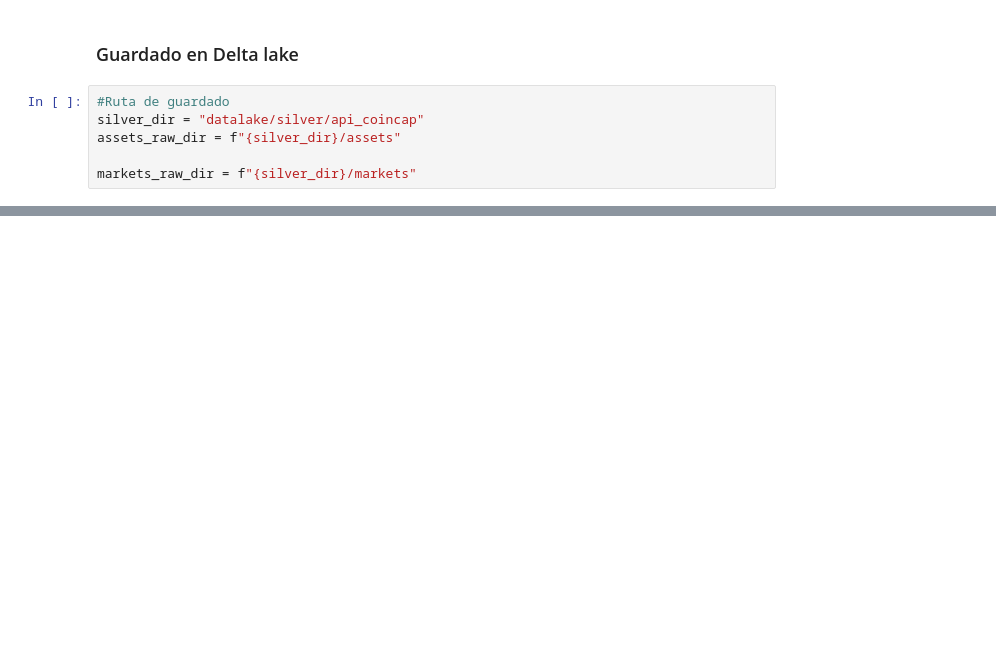
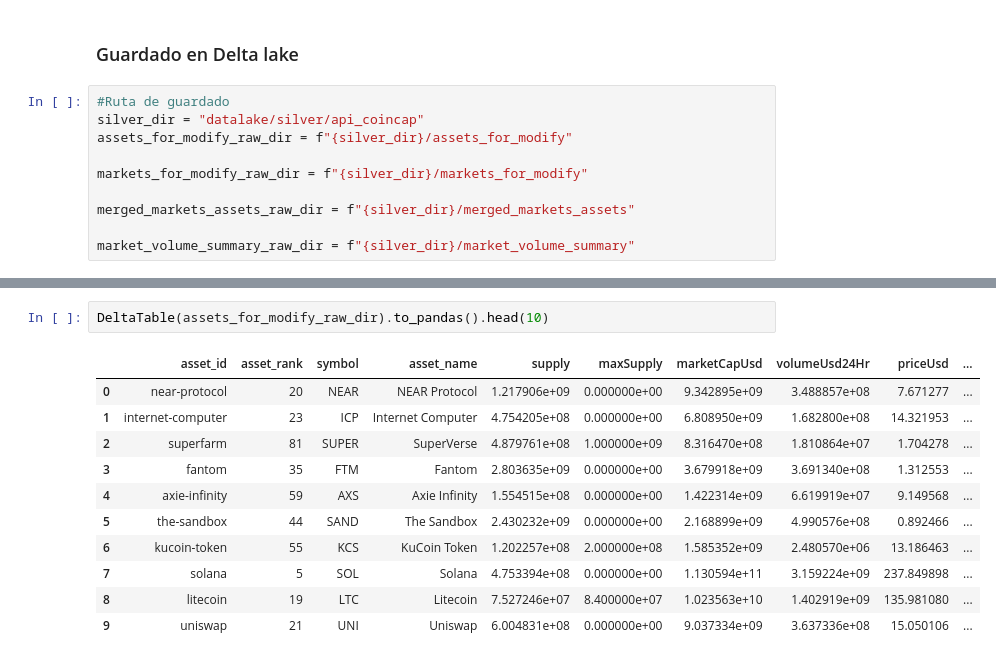
Before and after one commit to TomasLopezTur/TP_Integrador-E-Learning_DataEngineeer, a Jupyter notebook: Extrac_data.ipynb, the cells around one changed output, grey strips where cells are left out. Drawn from its saved outputs; the diff is of its cells as text; blank space fills up the shorter version.

Commit message:
crear delta lakes de tp2

```diff
--- a/Extrac_data.ipynb
+++ b/Extrac_data.ipynb
@@ -384,6 +412,10 @@ market_volume_summary.head()
 # %%
 #Ruta de guardado
 silver_dir = "datalake/silver/api_coincap"
-assets_raw_dir = f"{silver_dir}/assets"
+assets_for_modify_raw_dir = f"{silver_dir}/assets_for_modify"
 
-markets_raw_dir = f"{silver_dir}/markets"
+markets_for_modify_raw_dir = f"{silver_dir}/markets_for_modify"
+
+merged_markets_assets_raw_dir = f"{silver_dir}/merged_markets_assets"
+
+market_volume_summary_raw_dir = f"{silver_dir}/market_volume_summary"
@@ -389,0 +465,14 @@ markets_raw_dir = f"{silver_dir}/markets"
+# %%
+DeltaTable(assets_for_modify_raw_dir).to_pandas().head(10)
+# %% [output]
+|  | asset_id | asset_rank | symbol | asset_name | supply | maxSupply | marketCapUsd | volumeUsd24Hr | priceUsd | ... |
+| 0 | near-protocol | 20 | NEAR | NEAR Protocol | 1.217906e+09 | 0.000000e+00 | 9.342895e+09 | 3.488857e+08 | 7.671277 | ... |
+| 1 | internet-computer | 23 | ICP | Internet Computer | 4.754205e+08 | 0.000000e+00 | 6.808950e+09 | 1.682800e+08 | 14.321953 | ... |
+| 2 | superfarm | 81 | SUPER | SuperVerse | 4.879761e+08 | 1.000000e+09 | 8.316470e+08 | 1.810864e+07 | 1.704278 | ... |
+| 3 | fantom | 35 | FTM | Fantom | 2.803635e+09 | 0.000000e+00 | 3.679918e+09 | 3.691340e+08 | 1.312553 | ... |
+| 4 | axie-infinity | 59 | AXS | Axie Infinity | 1.554515e+08 | 0.000000e+00 | 1.422314e+09 | 6.619919e+07 | 9.149568 | ... |
+| 5 | the-sandbox | 44 | SAND | The Sandbox | 2.430232e+09 | 0.000000e+00 | 2.168899e+09 | 4.990576e+08 | 0.892466 | ... |
+| 6 | kucoin-token | 55 | KCS | KuCoin Token | 1.202257e+08 | 2.000000e+08 | 1.585352e+09 | 2.480570e+06 | 13.186463 | ... |
+| 7 | solana | 5 | SOL | Solana | 4.753394e+08 | 0.000000e+00 | 1.130594e+11 | 3.159224e+09 | 237.849898 | ... |
+| 8 | litecoin | 19 | LTC | Litecoin | 7.527246e+07 | 8.400000e+07 | 1.023563e+10 | 1.402919e+09 | 135.981080 | ... |
+| 9 | uniswap | 21 | UNI | Uniswap | 6.004831e+08 | 0.000000e+00 | 9.037334e+09 | 3.637336e+08 | 15.050106 | ... |
```
Also changed, not shown: parts of 19 cells of this notebook, 52 other files.
